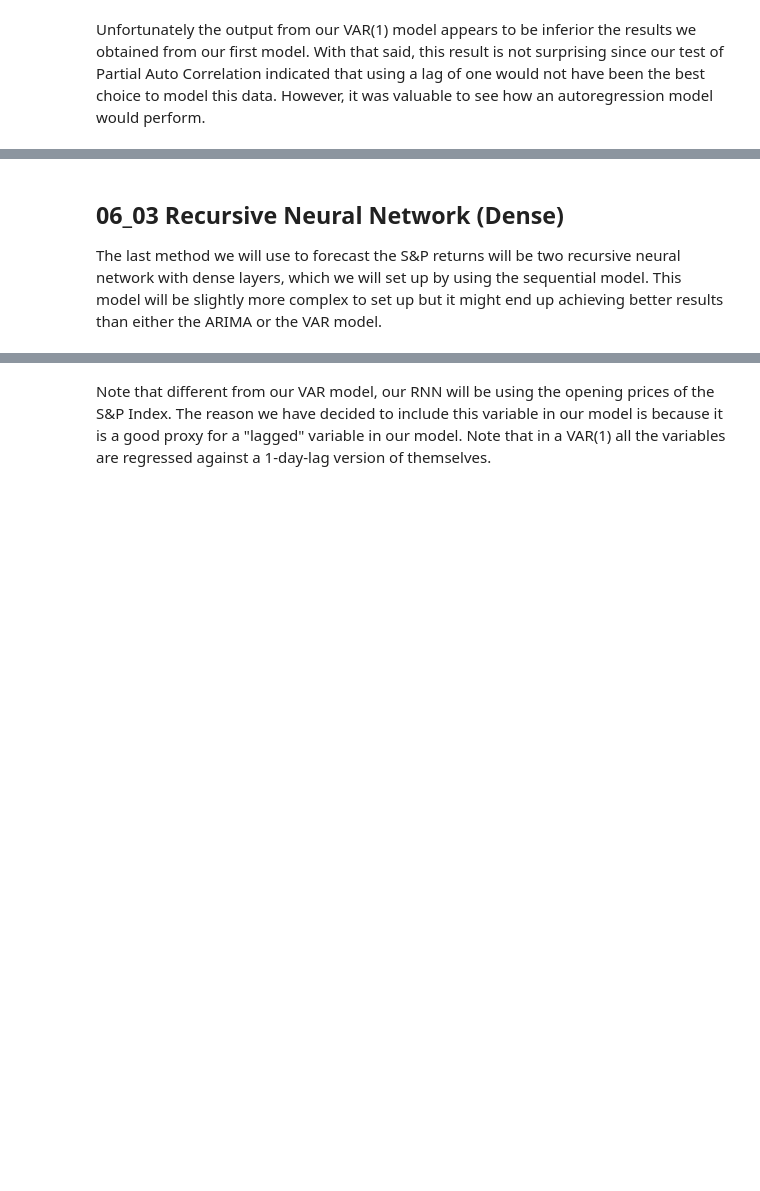
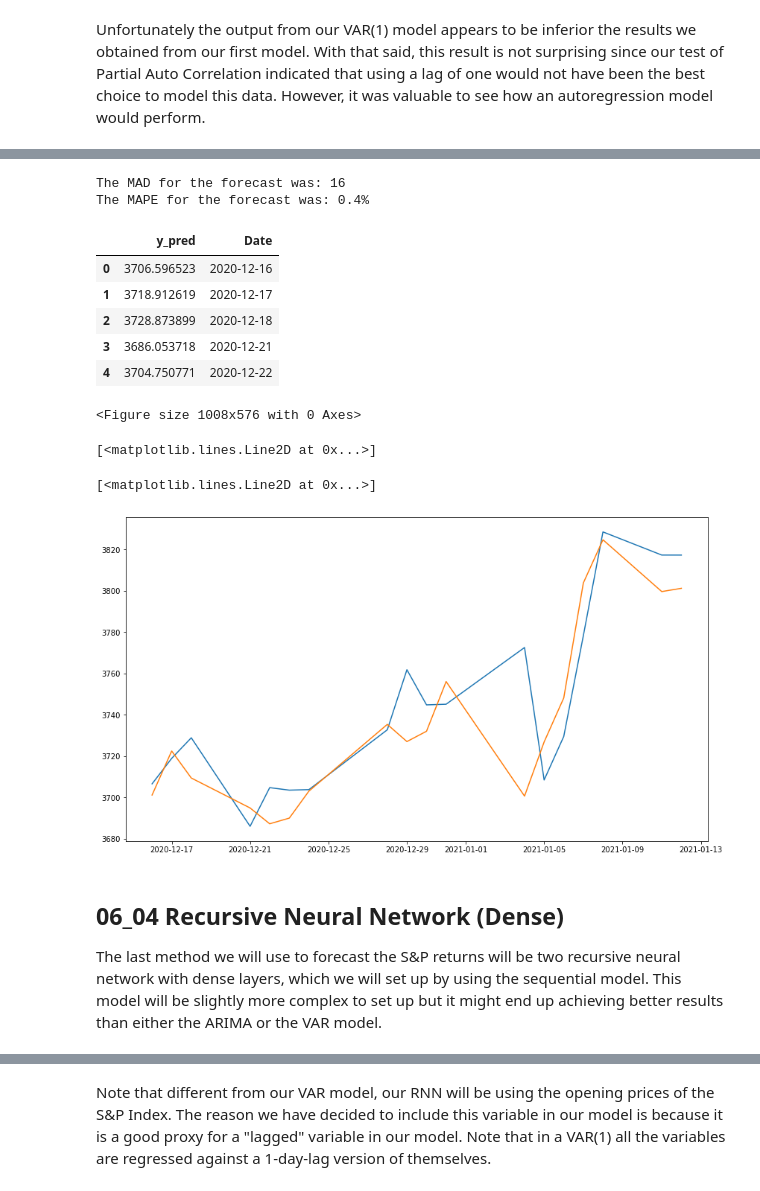
Before and after one commit to mmfuente95/Springboard_Data_Science, a Jupyter notebook: Personal Projects/Capstone_S&P Returns Forecasting.ipynb, the cells around one changed output, grey strips where cells are left out. Saved outputs shown, nothing was run; the diff lists cells and outputs as text; code cells hidden in the pictures; blank space fills up the shorter version.

```diff
--- a/Personal Projects/Capstone_S&P Returns Forecasting.ipynb
+++ b/Personal Projects/Capstone_S&P Returns Forecasting.ipynb
@@ -1011,5 +1112,37 @@ Unfortunately the output from our VAR(1) model appears to be inferior the result
+# %%
+# Ridge MAD and MAPE evaluation
+Ridge_y_pred_and_test['MAD'] = np.abs(Ridge_y_pred_and_test['y_test']-Ridge_y_pred_and_test['y_pred'])
+Ridge_y_pred_and_test['MAPE'] = np.abs((Ridge_y_pred_and_test['y_test']-Ridge_y_pred_and_test['y_pred'])/Ridge_y_pred_and_test['y_test'])
+MAD = np.mean(Ridge_y_pred_and_test['MAD'])
+MAPE = np.mean(Ridge_y_pred_and_test['MAPE'])
+print('The MAD for the forecast was: '+str(int(MAD)))
+print('The MAPE for the forecast was: '+'{:.1%}'.format(MAPE))
+# %% [output]
+The MAD for the forecast was: 16
+The MAPE for the forecast was: 0.4%
+# %%
+y_pred = pd.DataFrame(y_pred, columns=['y_pred'])
+y_pred['Date'] = y_complete[split:len(y_complete)].index
+y_test_graph = pd.DataFrame(y_test, columns=['y_test'])
+y_test_graph['Date'] = y_complete[split:len(y_complete)].index
+y_pred.head()
+plt.figure(figsize=(14,8))
+plt.plot(y_pred.Date,y_pred.y_pred)
+plt.plot(y_pred.Date,y_test_graph.y_test)
+plt.show()
+# %% [output]
+|  | y_pred | Date |
+| 0 | 3706.596523 | 2020-12-16 |
+| 1 | 3718.912619 | 2020-12-17 |
+| 2 | 3728.873899 | 2020-12-18 |
+| 3 | 3686.053718 | 2020-12-21 |
+| 4 | 3704.750771 | 2020-12-22 |
+<Figure size 1008x576 with 0 Axes>
+[<matplotlib.lines.Line2D at 0x...>]
+[<matplotlib.lines.Line2D at 0x...>]
+[figure, added]
 # %% [markdown]
-## 06_03 Recursive Neural Network (Dense)
+## 06_04 Recursive Neural Network (Dense)
 The last method we will use to forecast the S&P returns will be two recursive neural network with dense layers, which we will set up by using the sequential model. This model will be slightly more complex to set up but it might end up achieving better results than either the ARIMA or the VAR model.
 # %%
 # First I need to bring in my variables
```
Also changed, not shown: parts of 16 cells of this notebook.
